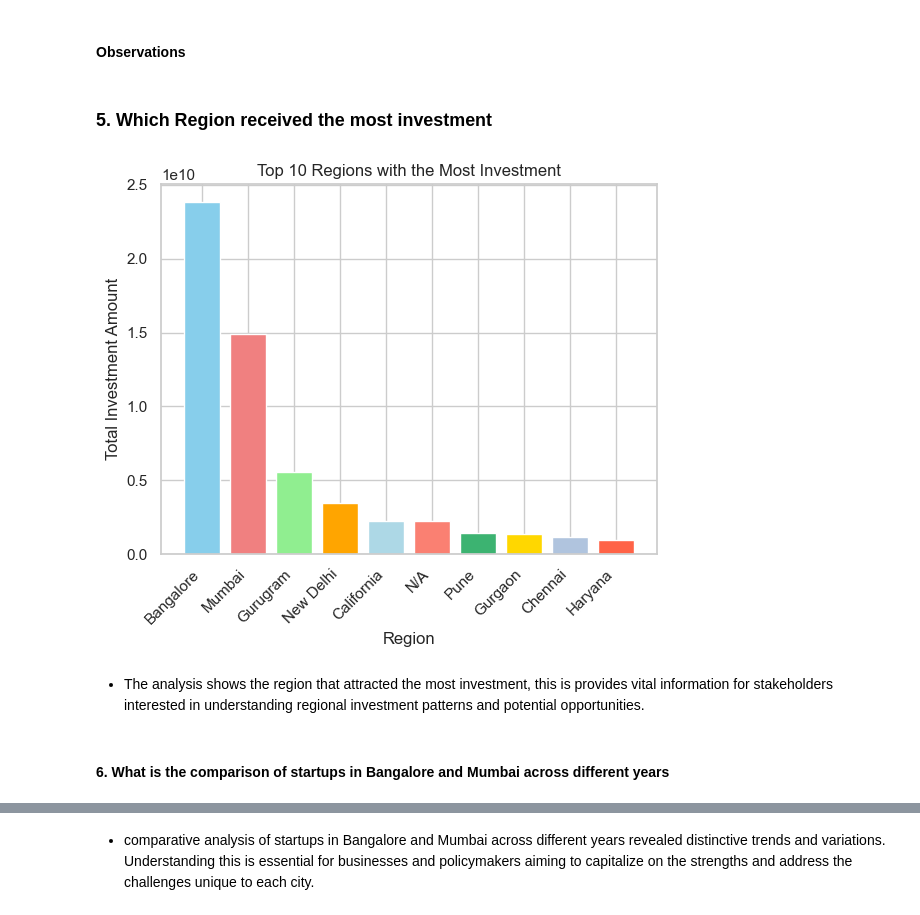
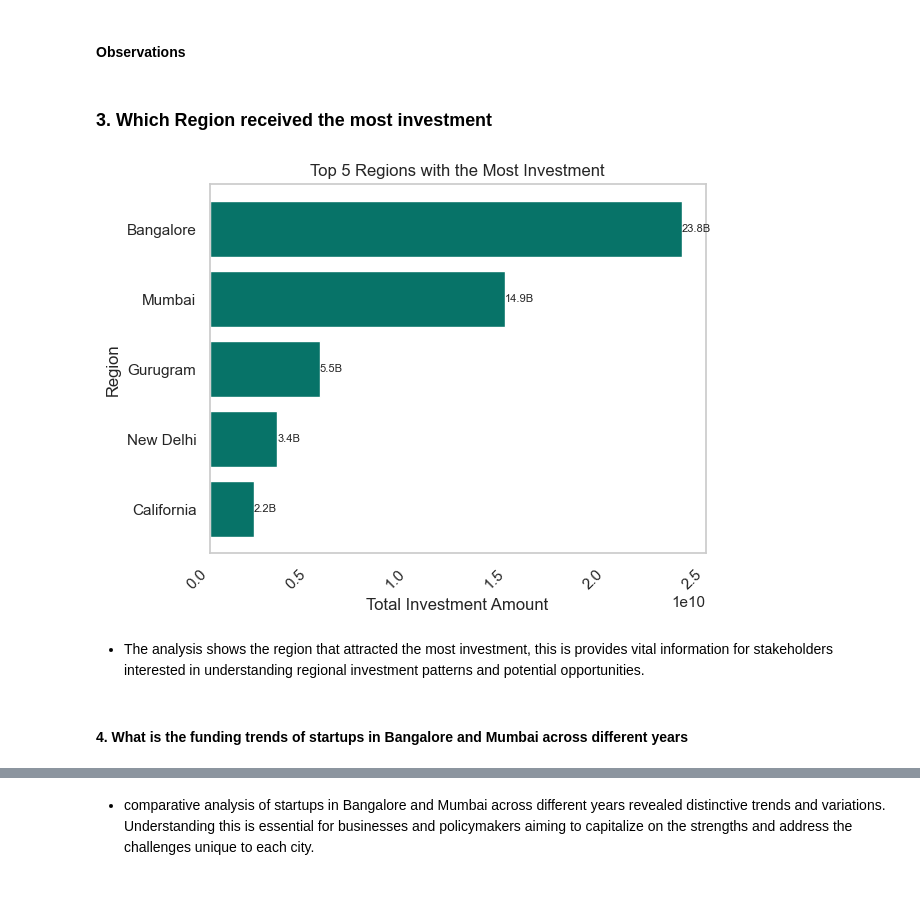
Before and after one commit to Vaniskemunto/ecosystem, a Jupyter notebook: ecosystem.ipynb, the cells around one changed output, grey strips where cells are left out. Cells and saved outputs as stored; diff of their text form; code cells hidden in the pictures.

```diff
--- a/ecosystem.ipynb
+++ b/ecosystem.ipynb
@@ -2348,30 +2341,52 @@ plt.show()
 # %% [markdown]
 #### Observations
 # %% [markdown]
-### 5. Which Region received the most investment
+### 3. Which Region received the most investment
 # %%
+import matplotlib.pyplot as plt
+
 # Group by 'HeadQuarter' and calculate the total investment amount in each region
 total_investment_by_region = full_data.groupby('HeadQuarter')['Amount'].sum()
 
-# Get the top 10 regions with the most investment
-top_10_regions_investment = total_investment_by_region.nlargest(10)
+# Get the top 5 regions with the most investment
+top_5_regions_investment = total_investment_by_region.nlargest()[::-1]
 
-# Custom color palette for the bar graph
-colors = ['skyblue', 'lightcoral', 'lightgreen', 'orange', 'lightblue', 'salmon', 'mediumseagreen', 'gold', 'lightsteelblue', 'tomato']
 
-# Plotting a bar graph for the top 10 regions by investment
-plt.bar(top_10_regions_investment.index, top_10_regions_investment, color=colors)
-plt.xlabel('Region')
-plt.ylabel('Total Investment Amount')
-plt.title('Top 10 Regions with the Most Investment')
+
+
+# Assuming 'full_data' DataFrame and 'top_5_regions_investment' series are already defined
+
+# Define function to format investment amounts
+def format_amount(amount):
+    if amount >= 1e9:  # Billion
+        return f'{amount / 1e9:.1f}B'
+    elif amount >= 1e6:  # Million
+        return f'{amount / 1e6:.1f}M'
+    elif amount >= 1e3:  # Thousand
+        return f'{amount / 1e3:.1f}K'
+    else:
+        return f'{amount}'
+
+# Plotting a horizontal bar graph for the top 5 regions by investment
+plt.barh(top_5_regions_investment.index, top_5_regions_investment, color="#077368")
+plt.xlabel('Total Investment Amount')
+plt.ylabel('Region')
+plt.title('Top 5 Regions with the Most Investment')
 plt.xticks(rotation=45, ha='right')  # Rotate x-axis labels for better visibility
+plt.grid(False)
+
+# Add investment amounts on the bars in shortened form
+for index, value in enumerate(top_5_regions_investment):
+    plt.text(value, index, format_amount(value), ha='left', va='center', fontsize=8)
+
+# Show the plot
 plt.show()
 # %% [output]
-[figure, old version]
+[figure, new version]
 # %% [markdown]
 - The analysis shows the region that attracted the most investment, this is provides vital information for stakeholders interested in understanding regional investment patterns and potential opportunities.
 # %% [markdown]
-#### 6. What is the comparison of startups in Bangalore and Mumbai across different years
+#### 4. What is the funding trends of startups in Bangalore and Mumbai across different years
 # %%
 
 
```
Also changed, not shown: parts of 39 cells of this notebook, 4 other files.
